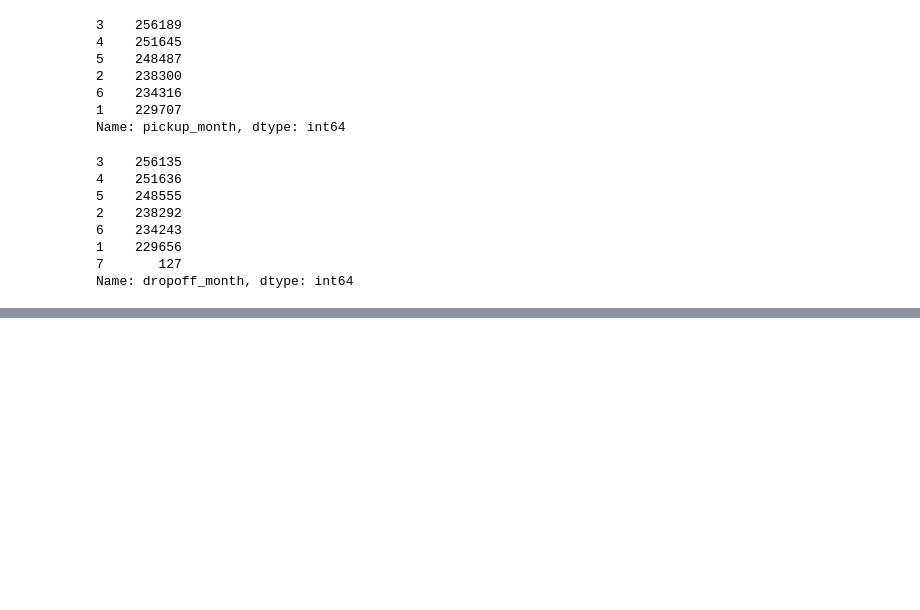
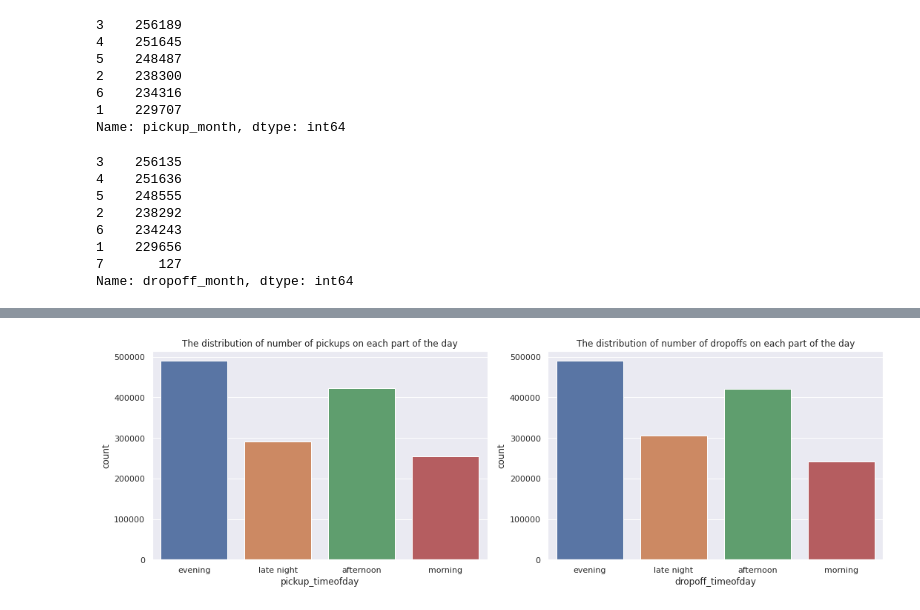
Before and after one commit to Ishansingh438/NYC-Taxi-Trip-Time-Prediction, a Jupyter notebook: Ishan_Singh_NYC_Taxi_Trip_Time_Prediction_Capstone_Project.ipynb, the cells around one changed output, grey strips where cells are left out. Drawn from its saved outputs; the diff is of its cells as text; code cells hidden in the pictures; blank space fills up the shorter version.

```diff
--- a/Ishan_Singh_NYC_Taxi_Trip_Time_Prediction_Capstone_Project.ipynb
+++ b/Ishan_Singh_NYC_Taxi_Trip_Time_Prediction_Capstone_Project.ipynb
@@ -387,14 +422,0 @@ for p in ax.patches:
-# %%
-def time_of_day(x):
-    if x in range(6,12):
-        return 'Morning'
-    elif x in range(12,16):
-        return 'Afternoon'
-    elif x in range(16,22):
-        return 'Evening'
-    else:
-        return 'Late night'
-# %%
-# create a new column in dataset
-taxi_df['pickup_timeofday']=taxi_df['pickup_datetime'].apply(time_of_day)
-taxi_df['dropoff_timeofday']=taxi_df['dropoff_datetime'].apply(time_of_day)
@@ -409,0 +429,26 @@ taxi_df.head()
+# %%
+#The distribution of Pickup and Drop Off hours of the day
+
+def time_of_day(x):
+    if x>=datetime.time(4, 0, 1) and x <=datetime.time(10, 0, 0):
+        return 'morning'
+    elif x>=datetime.time(10, 0, 1) and x <=datetime.time(16, 0, 0):
+        return 'afternoon'
+    elif x>=datetime.time(16, 0, 1) and x <=datetime.time(22, 0, 0):
+        return 'evening'
+    elif x>=datetime.time(22, 0, 1) or x <=datetime.time(4, 0, 0):
+        return 'late night'
+
+taxi_df['pickup_timeofday']=taxi_df['pickup_datetime'].apply(lambda x :time_of_day(datetime.datetime.strptime(str(x), "%Y-%m-%d %H:%M:%S").time()) )
+taxi_df['dropoff_timeofday']=taxi_df['dropoff_datetime'].apply(lambda x :time_of_day(datetime.datetime.strptime(str(x), "%Y-%m-%d %H:%M:%S").time()) )
+# %%
+# distribution of the timezones
+
+figure,ax=plt.subplots(nrows=1,ncols=2,figsize=(15,5))
+sns.countplot(x='pickup_timeofday',data=taxi_df,ax=ax[0])
+ax[0].set_title('The distribution of number of pickups on each part of the day')
+sns.countplot(x='dropoff_timeofday',data=taxi_df,ax=ax[1])
+ax[1].set_title('The distribution of number of dropoffs on each part of the day')
+plt.tight_layout()
+# %% [output]
+[figure, added]
```
Also changed, not shown: parts of 23 cells of this notebook.
